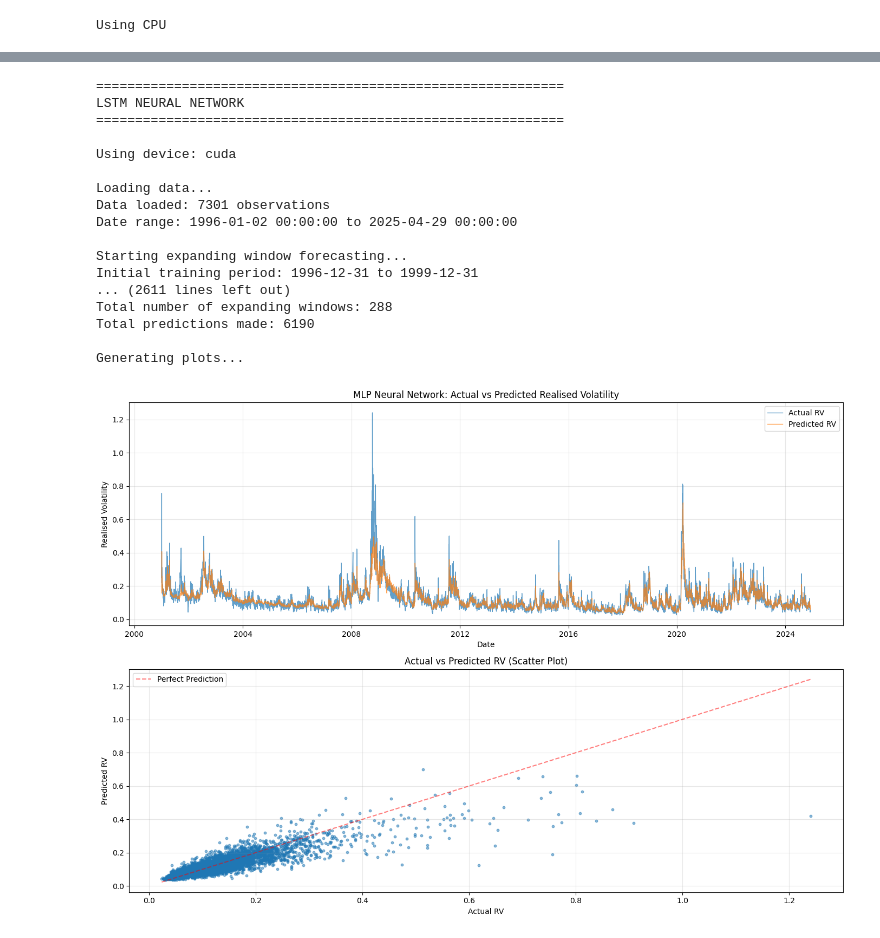
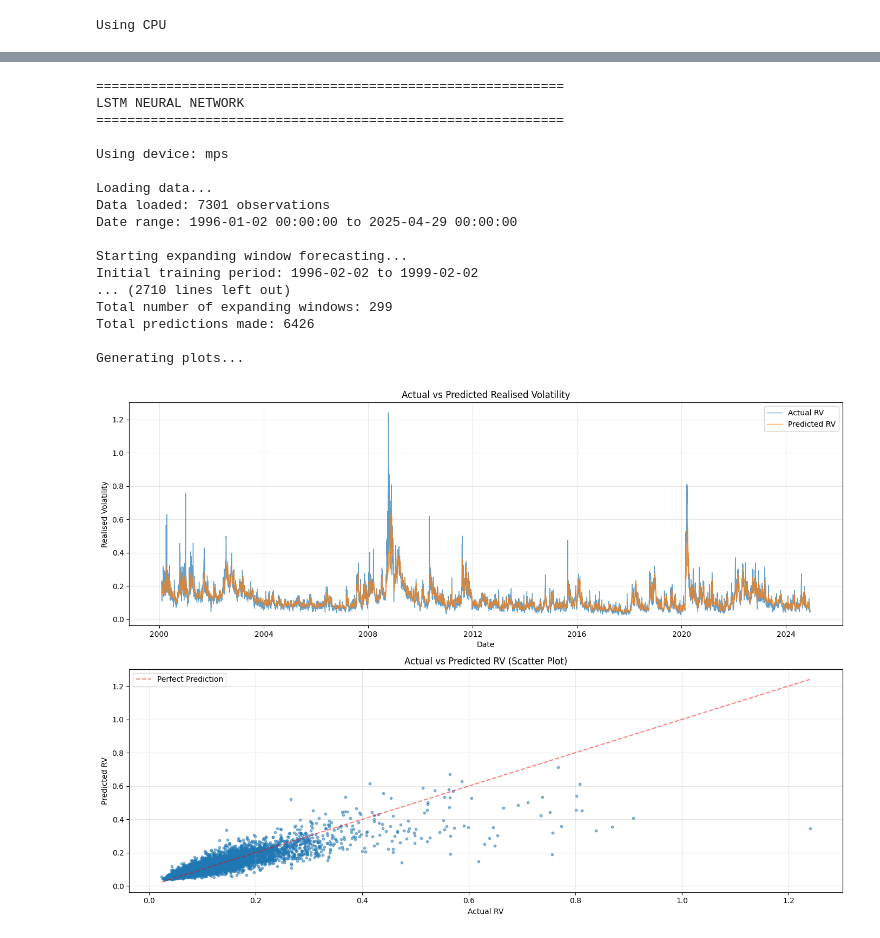
Before and after one commit to dlwlsdn03/bicmemory, a Jupyter notebook: mlpandlstm/nn.ipynb, the cells around one changed output, grey strips where cells are left out. Saved outputs shown, nothing was run; the diff lists cells and outputs as text; code cells hidden in the pictures.

```diff
--- a/mlpandlstm/nn.ipynb
+++ b/mlpandlstm/nn.ipynb
@@ -64,8 +65,8 @@ class Config_LSTM:
     # Training parameters
     learning_rate = 0.001
     batch_size = 1024
-    epochs = 200
-    early_stopping_rounds = 20
+    epochs = 100
+    early_stopping_rounds = 10
     n_ensembles = 1
 
     # Data parameters
@@ -74,8 +75,7 @@ class Config_LSTM:
     test_months = 1
 
     # Lag candidates
-    lag_candidates = [1, 5, 16, 22, 32, 44, 66, 88, 132, 252]
-    #lag_candidates = list(range(1, 89))
+    lag_candidates = [1, 5, 22]
 
     # Transformation parameters
     use_log_transform = True  # model log(RV) instead of rv directly
@@ -366,13 +389,17 @@ def calculate_qlike(y_true, y_pred):
 # Expanding window
 def expanding_window_forecast(rv_data, config):
     # Create lagged features
-    df_with_lags = create_lagged_features(rv_data, config.lag_candidates)
+    if config.use_bic:
+        df_with_lags = create_lagged_features(rv_data, list(range(1, 45)))
+    else:
+        df_with_lags = create_lagged_features(rv_data, config.lag_candidates)
 
     # Initialize results storage
     all_results = []
 
-    # Get feature columns
-    feature_cols = [col for col in df_with_lags.columns if col.startswith('lag_')]
+    # Get feature columns when not using BIC (fixed set)
+    if not config.use_bic:
+        feature_cols = [col for col in df_with_lags.columns if col.startswith('lag_')]
 
     # Start date for expanding window
     start_date = df_with_lags.index[0]
@@ -411,10 +438,17 @@ def expanding_window_forecast(rv_data, config):
         print(f"Val: {val_start.date()} to {val_end.date()} ({len(val_data)} obs)")
         print(f"Test: {val_end.date()} to {test_end.date()} ({len(test_data)} obs)")
 
+        # Select lag set for this window
+        if config.use_bic:
+            bic_lags = calculate_BIC(train_data['RV_daily'])
+            current_feature_cols = [f'lag_{lag}' for lag in bic_lags]
+        else:
+            current_feature_cols = feature_cols
+
         # Prepare features
-        X_train = train_data[feature_cols].values
-        X_val = val_data[feature_cols].values
-        X_test = test_data[feature_cols].values
+        X_train = train_data[current_feature_cols].values
+        X_val = val_data[current_feature_cols].values
+        X_test = test_data[current_feature_cols].values
 
         # Prepare targets with optional log transformation
         y_train_original = train_data['RV_daily'].values.reshape(-1, 1)
@@ -505,7 +539,7 @@ def plot_results(results_df):
     ax1.plot(results_df['date'], results_df['predicted_RV'], label='Predicted RV', alpha=0.7, linewidth=1)
     ax1.set_xlabel('Date')
     ax1.set_ylabel('Realised Volatility')
-    ax1.set_title('MLP Neural Network: Actual vs Predicted Realised Volatility')
+    ax1.set_title('Actual vs Predicted Realised Volatility')
     ax1.legend()
     ax1.grid(True, alpha=0.3)
 
@@ -627,37 +664,40 @@ def main_lstm(): #run for lstm forecast
 
     # Run expanding window forecast
     results_df = expanding_window_forecast(rv_data, config)
 
     # Save results
-    output_filename = 'lstm_rv_forecast_results.csv'
+    if config.use_bic:
+        output_filename = 'lstm_bic_rv_forecast_results.csv'
+    else:
+        output_filename = 'lstm_rv_forecast_results.csv'
     results_df.to_csv(output_filename, index=False)
     print(f"\nResults saved to {output_filename}")
 
     # Print summary statistics
     print_summary_statistics(results_df)
 
     # Plot results
     print("\nGenerating plots...")
     plot_results(results_df)
 
 if __name__ == "__main__":
     main_lstm()
 # %% [output]
 ============================================================
 LSTM NEURAL NETWORK
 ============================================================
 
-Using device: cuda
+Using device: mps
 
 Loading data...
 Data loaded: 7301 observations
 Date range: 1996-01-02 00:00:00 to 2025-04-29 00:00:00
 
 Starting expanding window forecasting...
-Initial training period: 1996-12-31 to 1999-12-31
-... (2611 lines left out)
-Total number of expanding windows: 288
-Total predictions made: 6190
+Initial training period: 1996-02-02 to 1999-02-02
+... (2710 lines left out)
+Total number of expanding windows: 299
+Total predictions made: 6426
 
 Generating plots...
-[figure, old version]
+[figure, new version]
```
Also changed, not shown: parts of 5 cells of this notebook.
